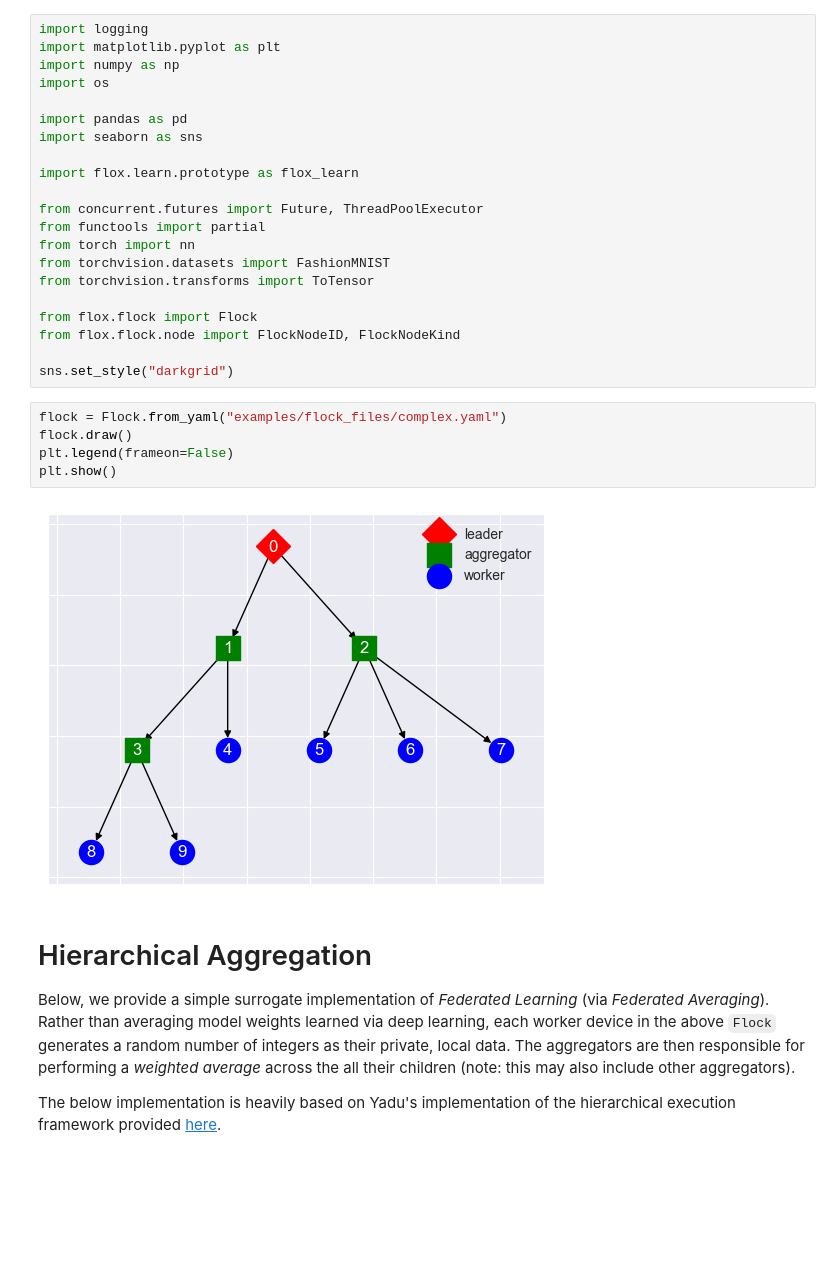
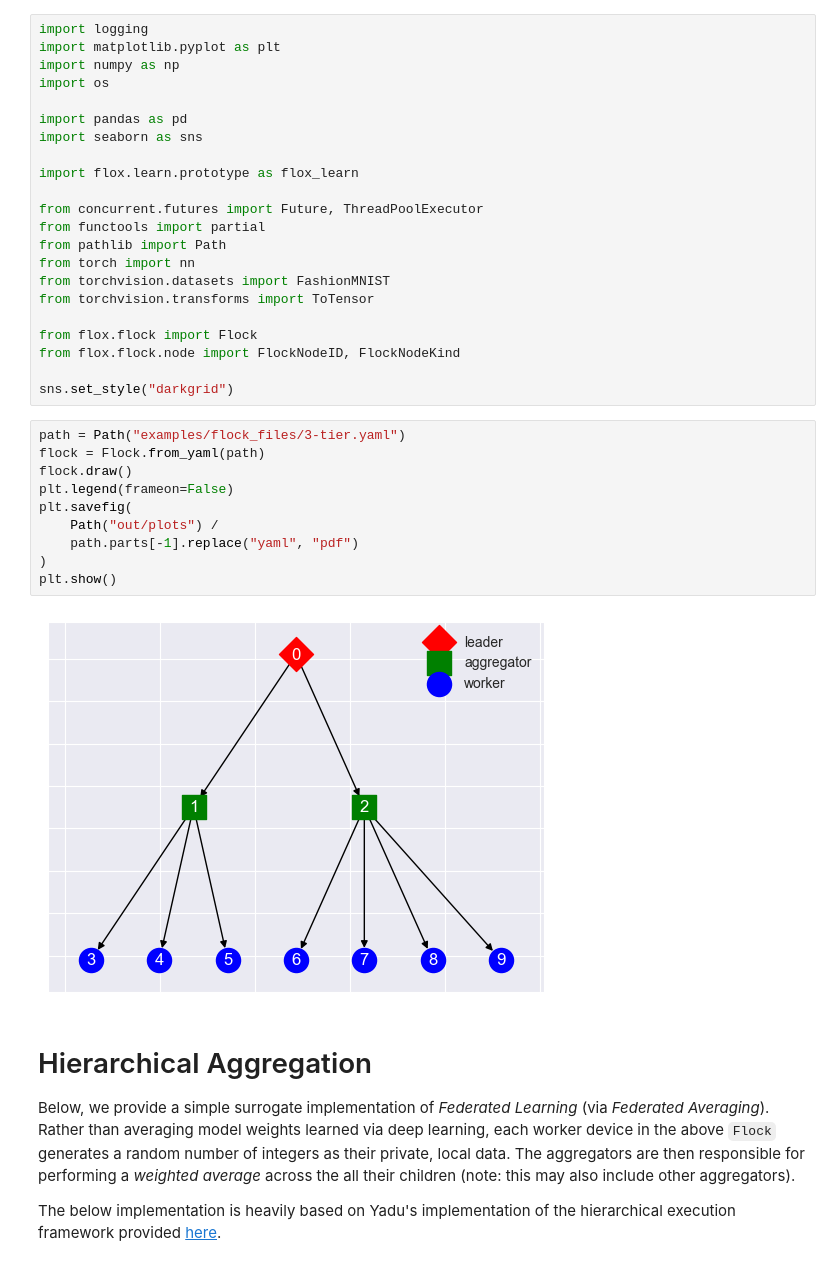
Before and after one commit to h-flox/flox, a Jupyter notebook: Fit-Prototype.ipynb, the cells around one changed output. Cells and saved outputs as stored; diff of their text form; blank space fills up the shorter version.

```diff
--- a/Fit-Prototype.ipynb
+++ b/Fit-Prototype.ipynb
@@ -11,6 +11,7 @@ import flox.learn.prototype as flox_learn
 
 from concurrent.futures import Future, ThreadPoolExecutor
 from functools import partial
+from pathlib import Path
 from torch import nn
 from torchvision.datasets import FashionMNIST
 from torchvision.transforms import ToTensor
@@ -20,12 +21,17 @@ from flox.flock.node import FlockNodeID, FlockNodeKind
 
 sns.set_style("darkgrid")
 # %%
-flock = Flock.from_yaml("examples/flock_files/complex.yaml")
+path = Path("examples/flock_files/3-tier.yaml")
+flock = Flock.from_yaml(path)
 flock.draw()
 plt.legend(frameon=False)
+plt.savefig(
+    Path("out/plots") /
+    path.parts[-1].replace("yaml", "pdf")
+)
 plt.show()
 # %% [output]
-[figure, old version]
+[figure, new version]
 # %% [markdown]
 # Hierarchical Aggregation
 Below, we provide a simple surrogate implementation of *Federated Learning* (via *Federated Averaging*). Rather than averaging model weights learned via deep learning, each worker device in the above `Flock` generates a random number of integers as their private, local data. The aggregators are then responsible for performing a *weighted average* across the all their children (note: this may also include other aggregators).
```
Also changed, not shown: parts of 5 cells of this notebook, 22 other files.
